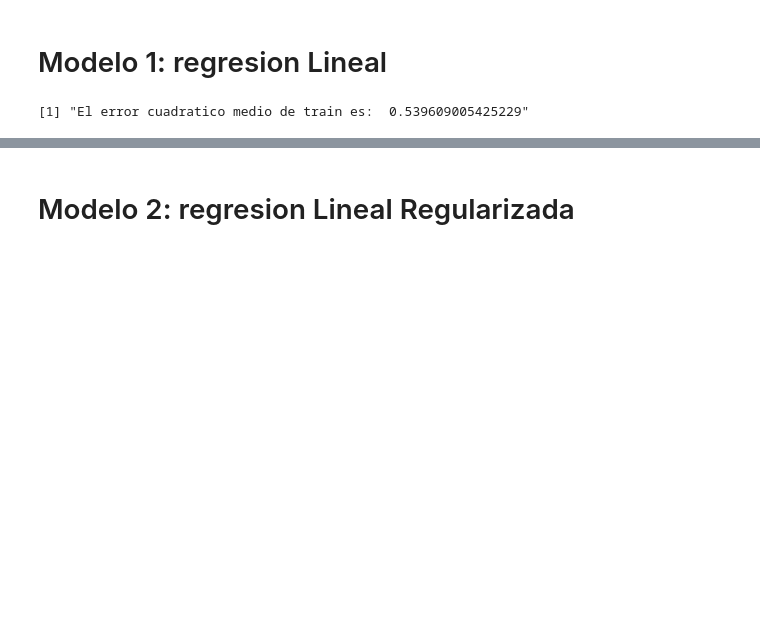
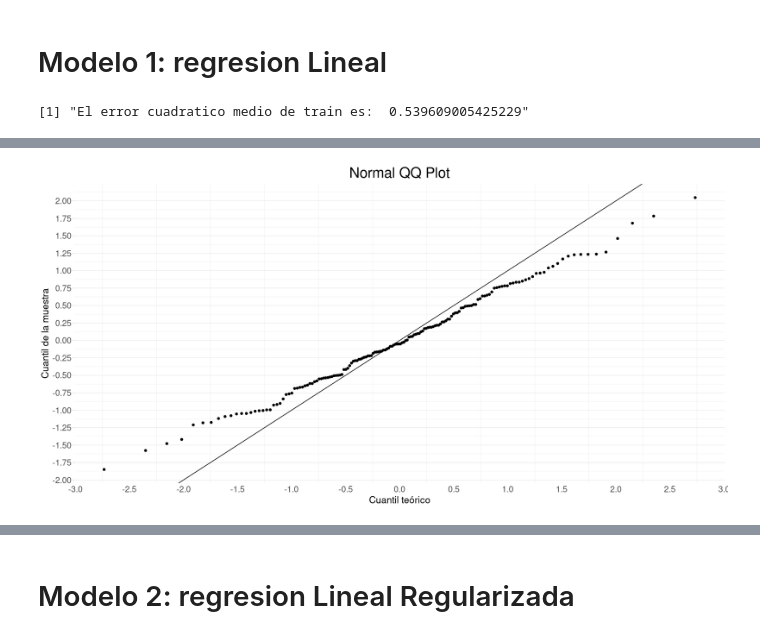
Before and after one commit to Lukas-De-Angelis-Riva/Aprendizaje-estadistico, a Jupyter notebook: trabajo_practico3/src/Forward.ipynb, the cells around one changed output, grey strips where cells are left out. Drawn from its saved outputs; the diff is of its cells as text; code cells hidden in the pictures; blank space fills up the shorter version.

```diff
--- a/trabajo_practico3/src/Forward.ipynb
+++ b/trabajo_practico3/src/Forward.ipynb
@@ -224,3 +315,23 @@ print(paste("El error cuadratico medio de train es: ", error))
+# %%
+options(repr.plot.width=16, repr.plot.height=8)
+
+ggplot(data_plot, aes(x=x, y=y)) +
+    geom_point() +
+    geom_abline(slope = 1, intercept = 0) +
+    ggtitle("Normal QQ Plot") +
+    geom_point()+
+    theme_light() +
+    theme(plot.title = element_text(hjust = 0.5, size = 24),
+        axis.text=element_text(size=14),
+        axis.title=element_text(size=16),
+        panel.grid.major.x = element_blank(),
+        panel.border = element_blank(),
+        axis.ticks.x = element_blank()) +
+    xlab("Cuantil teórico") + ylab("Cuantil de la muestra")+
+    scale_x_continuous(breaks = seq(-5, 5, by=0.5)) +
+    scale_y_continuous(breaks = seq(-2, 2, by=0.25))
+# %% [output]
+[figure, added]
 # %%
 n = nrow(SELECTED_TRAIN_X)
 indices = obtener_indices_kfold(n, n)
```
Also changed, not shown: parts of 33 cells of this notebook, 3 other files.
